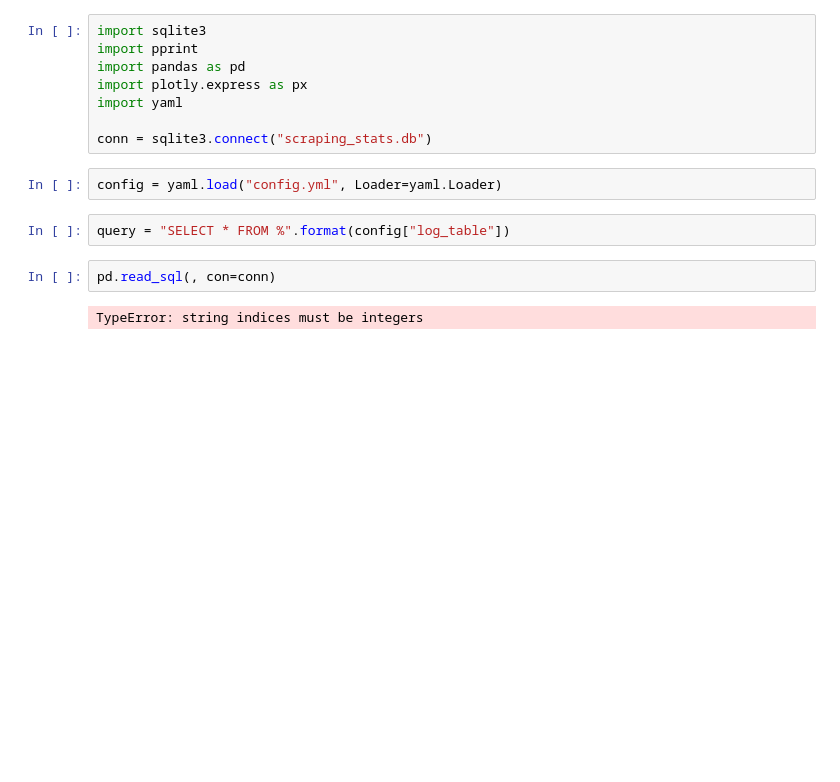
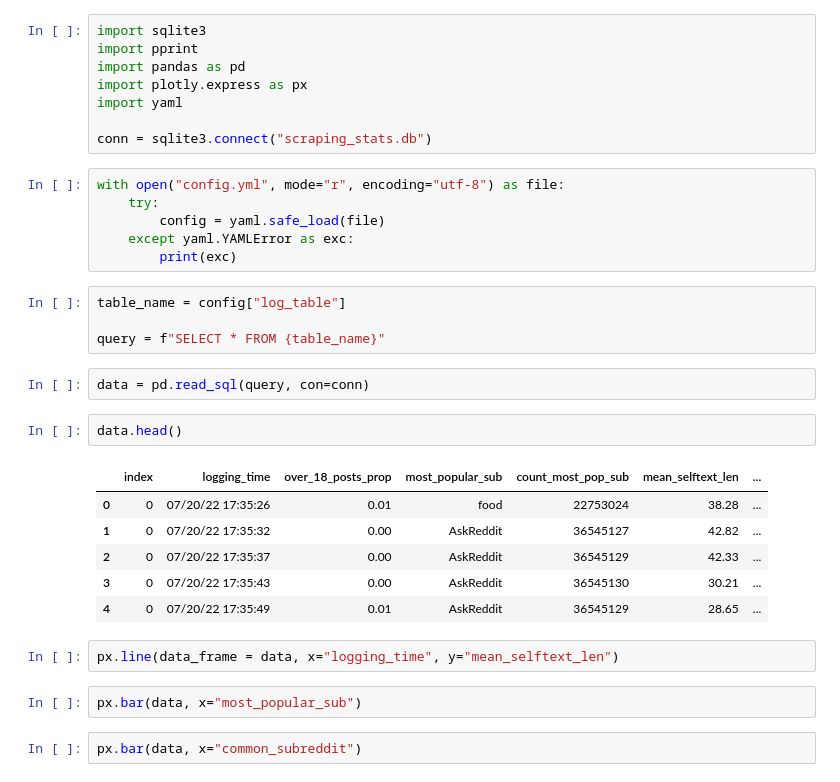
Before and after one commit to josephplpriest/pipeline_project, a Jupyter notebook: graphs.ipynb, the cells around one changed output. Cells and saved outputs as stored; diff of their text form; blank space fills up the shorter version.

```diff
--- a/graphs.ipynb
+++ b/graphs.ipynb
@@ -6,11 +6,30 @@ import plotly.express as px
 import yaml
 
 conn = sqlite3.connect("scraping_stats.db")
-# %%
-config = yaml.load("config.yml", Loader=yaml.Loader)
-# %%
-query = "SELECT * FROM %".format(config["log_table"])
+# %%
+with open("config.yml", mode="r", encoding="utf-8") as file:
+    try:
+        config = yaml.safe_load(file)
+    except yaml.YAMLError as exc:
+        print(exc)
+# %%
+table_name = config["log_table"]
+
+query = f"SELECT * FROM {table_name}"
 # %%
-pd.read_sql(, con=conn)
+data = pd.read_sql(query, con=conn)
-# %% [output]
-TypeError: string indices must be integers
+# %%
+data.head()
+# %% [output]
+|  | index | logging_time | over_18_posts_prop | most_popular_sub | count_most_pop_sub | mean_selftext_len | ... |
+| 0 | 0 | 07/20/22 17:35:26 | 0.01 | food | 22753024 | 38.28 | ... |
+| 1 | 0 | 07/20/22 17:35:32 | 0.00 | AskReddit | 36545127 | 42.82 | ... |
+| 2 | 0 | 07/20/22 17:35:37 | 0.00 | AskReddit | 36545129 | 42.33 | ... |
+| 3 | 0 | 07/20/22 17:35:43 | 0.00 | AskReddit | 36545130 | 30.21 | ... |
+| 4 | 0 | 07/20/22 17:35:49 | 0.01 | AskReddit | 36545129 | 28.65 | ... |
+# %%
+px.line(data_frame = data, x="logging_time", y="mean_selftext_len")
+# %%
+px.bar(data, x="most_popular_sub")
+# %%
+px.bar(data, x="common_subreddit")
```
